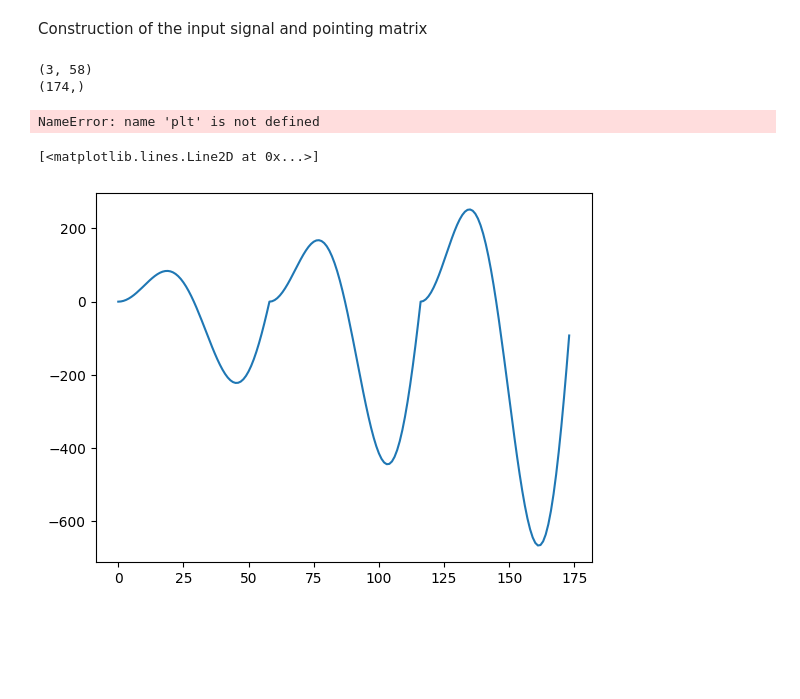
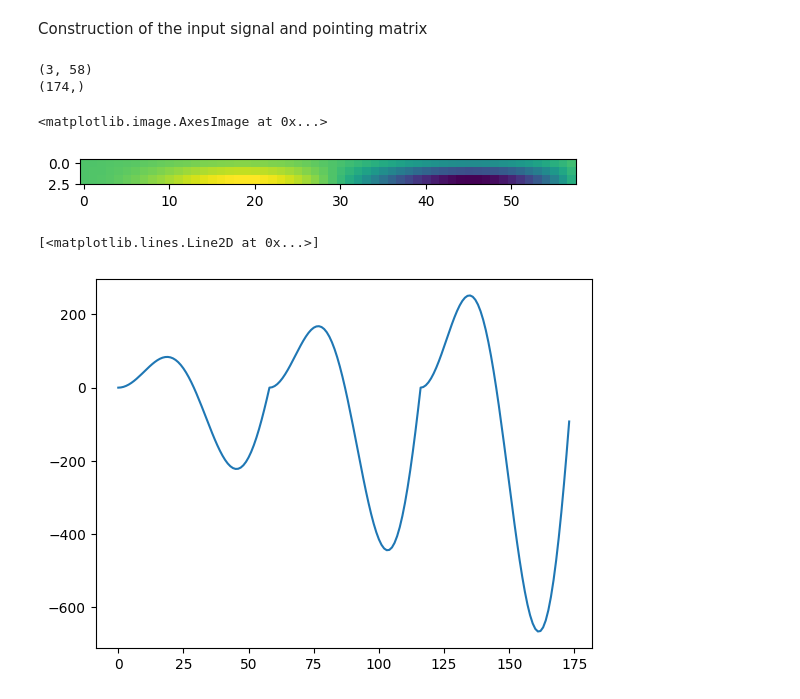
Before and after one commit to Rachel-0420/Toy-Model-for-Field-Level, a Jupyter notebook: SPT-3G_simulation.ipynb, the cells around one changed output. Drawn from its saved outputs; the diff is of its cells as text; code cells hidden in the pictures; blank space fills up the shorter version.

```diff
--- a/SPT-3G_simulation.ipynb
+++ b/SPT-3G_simulation.ipynb
@@ -62,9 +42,10 @@ print(np.shape(signal))
 (3, 58)
 (174,)
 # %%
-plt.imshow(signal)
+plt.imshow(signal_org)
 # %% [output]
-NameError: name 'plt' is not defined
+<matplotlib.image.AxesImage at 0x...>
+[figure, added]
 # %%
 plt.plot(signal)
 # %% [output]
```
Also changed, not shown: parts of 11 cells of this notebook.
